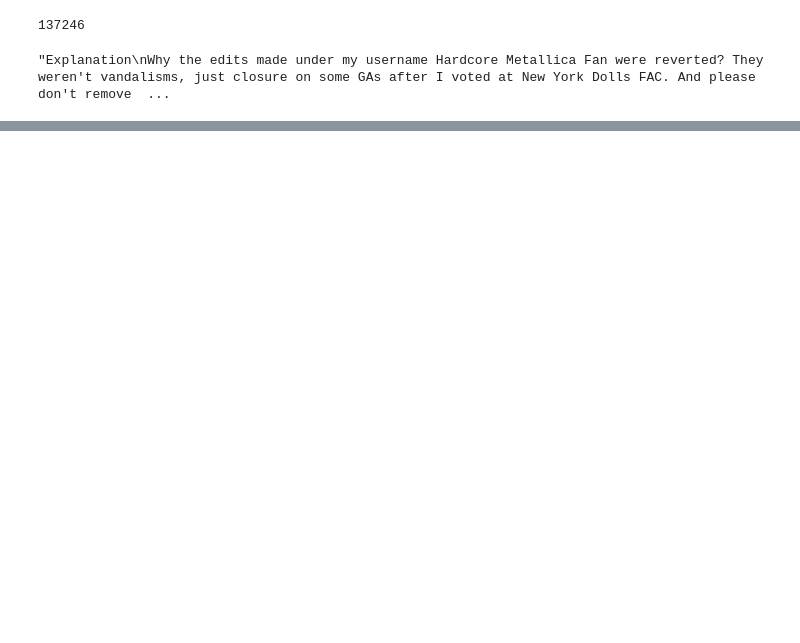
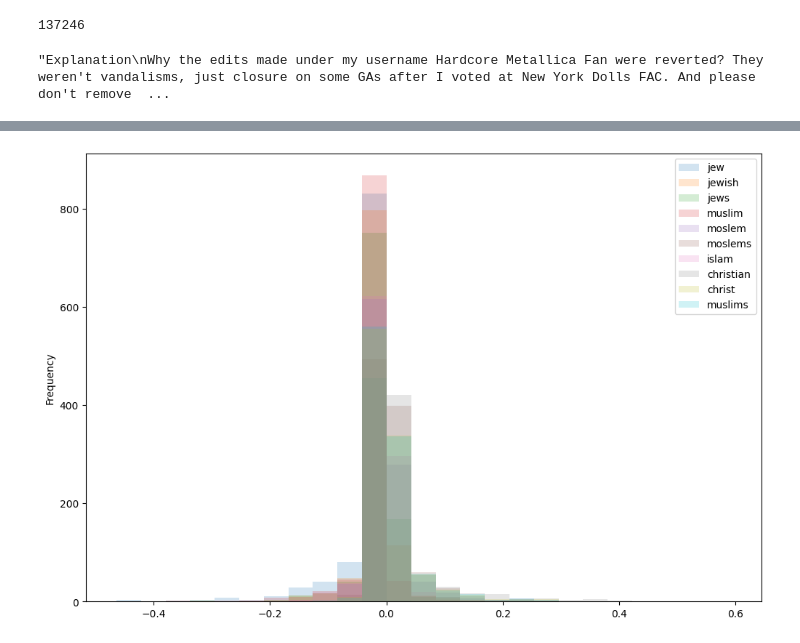
Before and after one commit to biaslyze-dev/biaslyze, a Jupyter notebook: notebooks/test-0.0.1-toxic-comments.ipynb, the cells around one changed output, grey strips where cells are left out. Saved outputs shown, nothing was run; the diff lists cells and outputs as text; code cells hidden in the pictures; blank space fills up the shorter version.

```diff
--- a/notebooks/test-0.0.1-toxic-comments.ipynb
+++ b/notebooks/test-0.0.1-toxic-comments.ipynb
@@ -463,7 +467,7 @@ SenseScore: 0.01303
 # %%
 score_dict = dict()
 
-for keyword in CONCEPTS[concept]:
+for keyword in tqdm(CONCEPTS[concept]):
     original_scores, predicted_scores = calculate_sense_score(bias_keyword=keyword)
-    score = np.mean(np.array(original_scores) - np.array(predicted_scores))
-    score_dict[keyword] = score
+    score_diffs = np.array(original_scores) - np.array(predicted_scores)
+    score_dict[keyword] = score_diffs
@@ -487,0 +488,2 @@ score_dict
+# %%
+religion_score_df = pd.DataFrame(score_dict)
@@ -487,0 +502,4 @@ score_dict
+# %%
+religion_score_df.plot.hist(alpha=0.2, bins=25, figsize=(12, 8));
+# %% [output]
+[figure, added]
```
Also changed, not shown: parts of 14 cells of this notebook.
